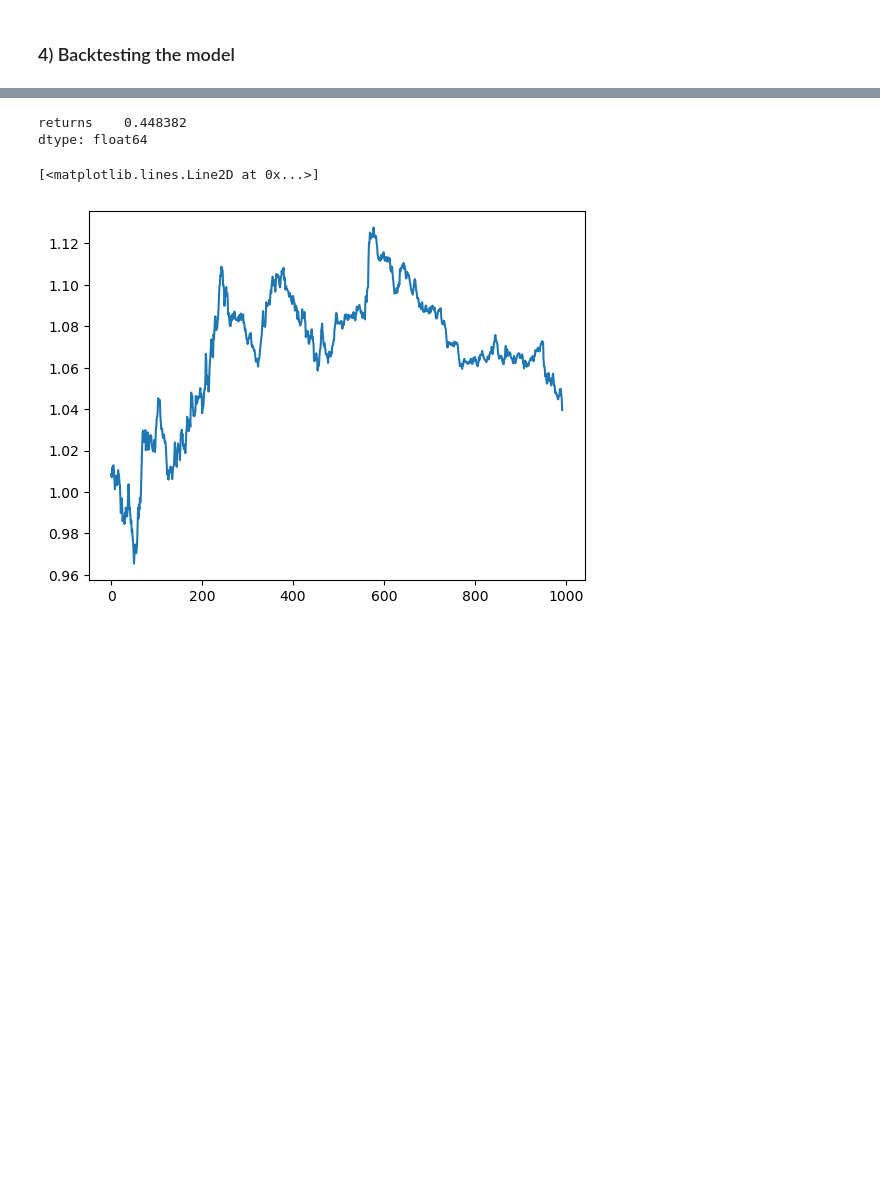
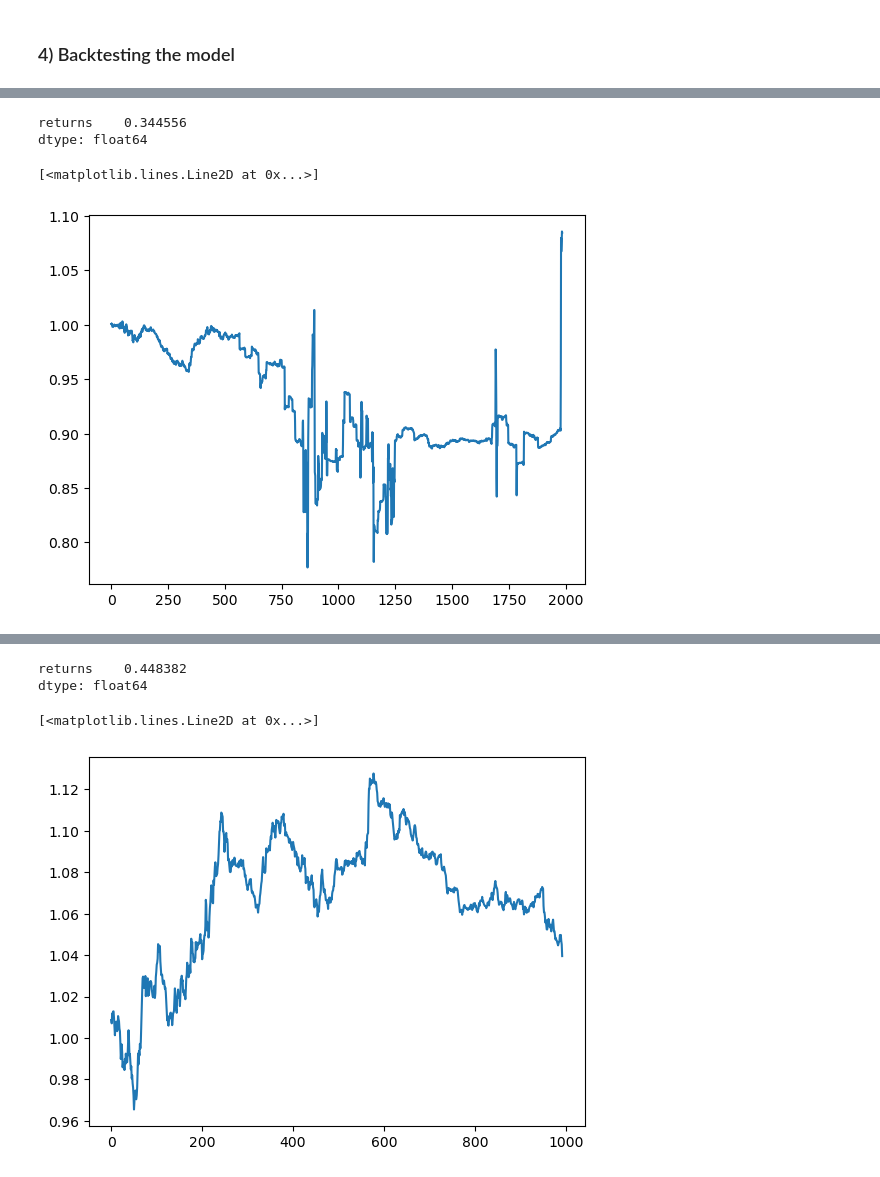
Before and after one commit to quintengeerts2000/Ornstein-Uhlenbeck-statistical-arbitrage-, a Jupyter notebook: OU_revisited.ipynb, the cells around one changed output, grey strips where cells are left out. Saved outputs shown, nothing was run; the diff lists cells and outputs as text; code cells hidden in the pictures; blank space fills up the shorter version.

```diff
--- a/OU_revisited.ipynb
+++ b/OU_revisited.ipynb
@@ -491,0 +440,9 @@ Finish OU preprocess
+# %%
+print((out.mean() / out.std())*np.sqrt(365*4)) # 4 16 32 16 sigmoid and 250 frequency and 2000 window 6h and 15 factors
+plt.plot((out.dropna().values + 1).cumprod())  # increased dropout to 35% loading window size 60 other window 600
+# res_cov_window_size=600
+# %% [output]
+returns    0.344556
+dtype: float64
+[<matplotlib.lines.Line2D at 0x...>]
+[figure, added]
```
Also changed, not shown: parts of 34 cells of this notebook, 3 other files.
